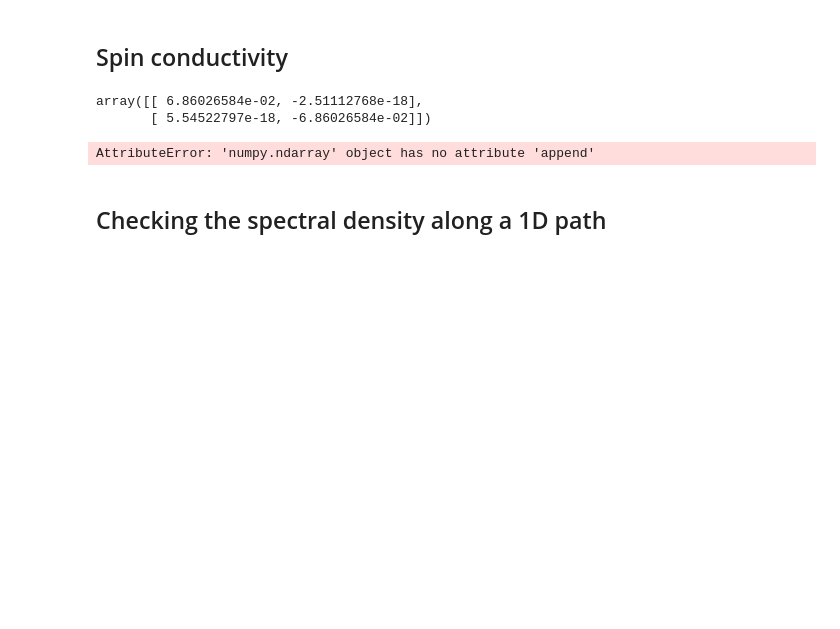
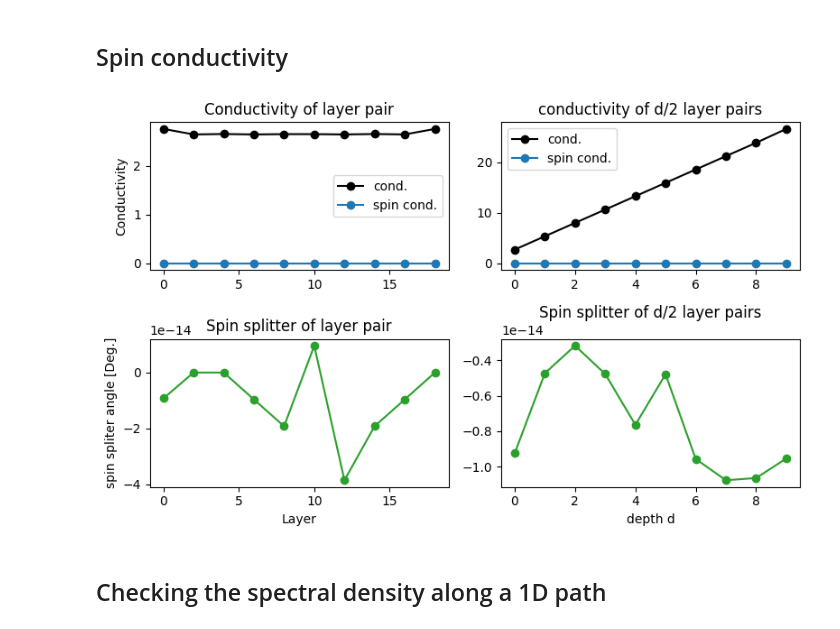
Before and after one commit to dpreuo/alter_surf, a Jupyter notebook: surface_DLKK.ipynb, the cells around one changed output. Cells and saved outputs as stored; diff of their text form; code cells hidden in the pictures; blank space fills up the shorter version.

```diff
--- a/surface_DLKK.ipynb
+++ b/surface_DLKK.ipynb
@@ -183,40 +143,63 @@ im = ax.imshow(spectral_density,extent=(-pi,pi,-pi,pi),origin='lower',cmap=cmap,
 ## Spin conductivity
 # %%
 #setting parameters
-Lq = 40 #number of k-points in each direction
-Hamiltonian_fct = H_DLKK_3D
-paramS1 = dict(len_z=40,tz=1,delta=1,m=0.9,Q_z=pi,mu=-3)
-
-param = paramS1
+Lk = 40 #number of k-points in each direction
 
 # Calculate spin conductivity
-Gamma = 2e-1
-kmesh_BZ = sample_reducedBZ(Lq) #you need to work with the right BZ: No translation symmetry breaking -> folded BZ
-layer = 0
-proj_2layers = projector2layer(layer,len_z=param['len_z'])+projector2layer(layer+1,len_z=param['len_z'])
-Spin_op_layer = np.kron(proj_2layers,Spin_operator) #projected spin_operator
-spin_cond = conductivity(Hamiltonian_fct,Hparam=param,Gamma=Gamma,operator=Spin_op_layer,kmesh_BZ=kmesh_BZ,optimize='path')
-spin_cond
+cond_tensor = conductivity_orbital_resolved(H_DLKK,Lk=Lk,optimize='path') #.shape=(localH,x,y)
-# %% [output]
-array([[ 6.86026584e-02, -2.51112768e-18],
-       [ 5.54522797e-18, -6.86026584e-02]])
 # %%
-layers = np.linspace(0,len_z//2,8,dtype=int)
-spin_cond00 = []
-cond00 = []
+#1) way of dealing with this tensor: smart reshaping and then contracting all unwanted indices
+n_layers = 2 #sum always n_layers layers up
+cond_tensor2 = np.reshape(cond_tensor,(len_z,2,2,2,2)) #.shape=(layer,spin,sublattice,x,y)
+cond_tensor2 = cond_tensor2.reshape(-1,n_layers,2,2,2,2) #.shape=(layer/n_layers,n_layers,sublattice,spin,x,y)
+cond_xx = np.sum(cond_tensor2[:,:,:,:,0,0],axis=(1,3)) #.shape=(layer/n_layers,spin)
+spin_cond_xx = cond_xx[:,0]-cond_xx[:,1] #difference of spin indices
+cond0_xx = cond_xx[:,0]+cond_xx[:,1] #total cond: sum of spin indices
+#indices is fixed by n_layers
+layers = np.arange(0,len_z+1-n_layers,n_layers)
 
 
-for layer in layers:
-    proj_2layers = projector2layer(layer,len_z=param['len_z'])+projector2layer(layer+1,len_z=param['len_z'])
-    Spin_op_layer = np.kron(proj_2layers,Spin_operator) #projected spin_operator
-    spin_cond = conductivity(Hamiltonian_fct,Hparam=param,Gamma=Gamma,operator=Spin_op_layer,kmesh_BZ=kmesh_BZ,optimize='path')
-    cond = conductivity(Hamiltonian_fct,Hparam=param,Gamma=Gamma,operator=np.kron(proj_2layers,np.ones(4)),kmesh_BZ=kmesh_BZ,optimize='path')
-    spin_cond00.append(spin_cond[0,0])
-    cond00.append(cond[0,0])
+# #2) way of dealing with this tensor: construct full observable and then contract (slower but does't matter)
+# #we can compute pairs (0,1), (1,2), (2,3), ...
+# spin_cond00 = []; cond00 = []
+# layers = np.arange(0,param['len_z']-1,1) #specify
+
+# for layer in layers:
+#     proj_2layers = projector2layer(layer,len_z=param['len_z'])+projector2layer(layer+1,len_z=param['len_z'])
+#     Spin_op_layer = np.kron(proj_2layers,Spin_operator) #projected spin_operator
+#     spin_cond00.append(np.sum(Spin_op_layer*cond_tensor[:,0,0]))
+#     cond00.append(np.sum(np.kron(proj_2layers,np.ones(4))*cond_tensor[:,0,0]))
-# %% [output]
-AttributeError: 'numpy.ndarray' object has no attribute 'append'
 # %%
-plt.plot(layers,spin_cond00,'o-')
+fig,axs = plt.subplots(2,2,figsize=(8,5))
+
+#layer resolved
+axs[0,0].set_title('Conductivity of layer pair')
+axs[0,0].plot(layers,cond0_xx,'ko-',label='cond.')
+axs[0,0].plot(layers,spin_cond_xx,'o-',label='spin cond.')
+axs[0,0].set_ylabel('Conductivity')
+axs[0,0].legend()
+
+axs[1,0].set_title('Spin splitter of layer pair')
+axs[1,0].plot(layers,2*np.arctan(spin_cond_xx/cond0_xx)*180/pi,'o-',color='C2')
+axs[1,0].set_xlabel('Layer')
+axs[1,0].set_ylabel('spin spliter angle [Deg.]')
+
+#layer summed
+lz2 = len_z//2
+xs = np.arange(0,lz2)
+axs[0,1].set_title('conductivity of d/2 layer pairs')
+axs[0,1].plot(xs,np.cumsum(cond0_xx[:lz2]),'ko-',label='cond.')
+axs[0,1].plot(xs,np.cumsum(spin_cond_xx[:lz2]),'o-',label='spin cond.')
+axs[0,1].legend()
+
+axs[1,1].set_title('Spin splitter of d/2 layer pairs')
+axs[1,1].plot(xs,2*np.arctan(np.cumsum(spin_cond_xx[:lz2])/np.cumsum(cond0_xx[:lz2]))*180/pi,'o-',color='C2')
+axs[1,1].set_xlabel('depth d')
+
+
+plt.tight_layout()
+# %% [output]
+[figure, added]
 # %% [markdown]
 ## Checking the spectral density along a 1D path
 # %% [markdown]
```
Also changed, not shown: parts of 10 cells of this notebook, 1 other file.
